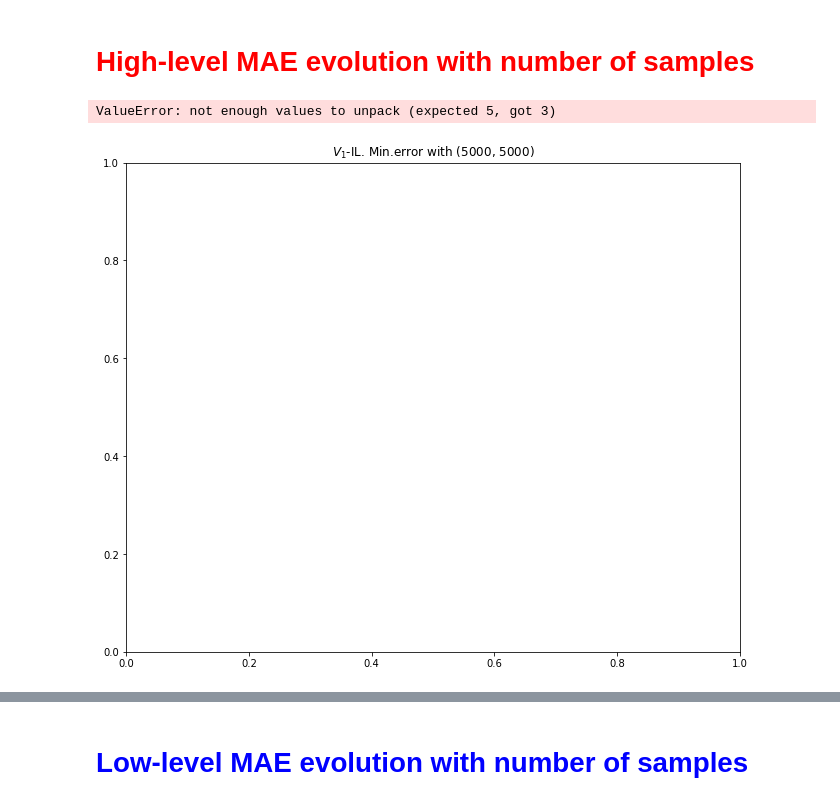
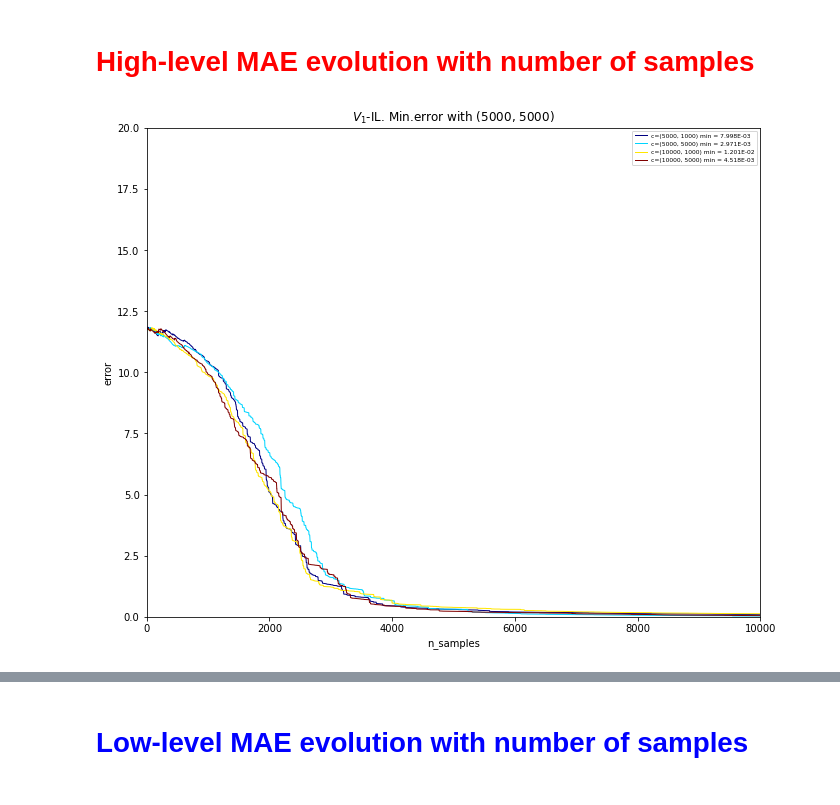
Before and after one commit to guillermoim/options, a Jupyter notebook: notebooks/Sandbox.ipynb, the cells around one changed output, grey strips where cells are left out. Drawn from its saved outputs; the diff is of its cells as text; code cells hidden in the pictures.

```diff
--- a/notebooks/Sandbox.ipynb
+++ b/notebooks/Sandbox.ipynb
@@ -14,7 +14,6 @@ results_dir = '../results'
 # %% [markdown]
 # <span style="color: red;"> High-level MAE evolution with number of samples</span>
 # %%
-res_v1 = get_MAE_HL_errors(f'{results_dir}/taxi_5_v1_333.pkl', '$V_1$-IL', 10000, 80, (11, 9))
+res_v1 = get_MAE_HL_errors(f'{results_dir}/grid_3_3_10_v1_333.pkl', '$V_1$-IL', 10000, 20, (11, 9))
 # %% [output]
-ValueError: not enough values to unpack (expected 5, got 3)
-[figure, old version]
+[figure, new version]
```
Also changed, not shown: parts of 15 cells of this notebook, 38 other files.
